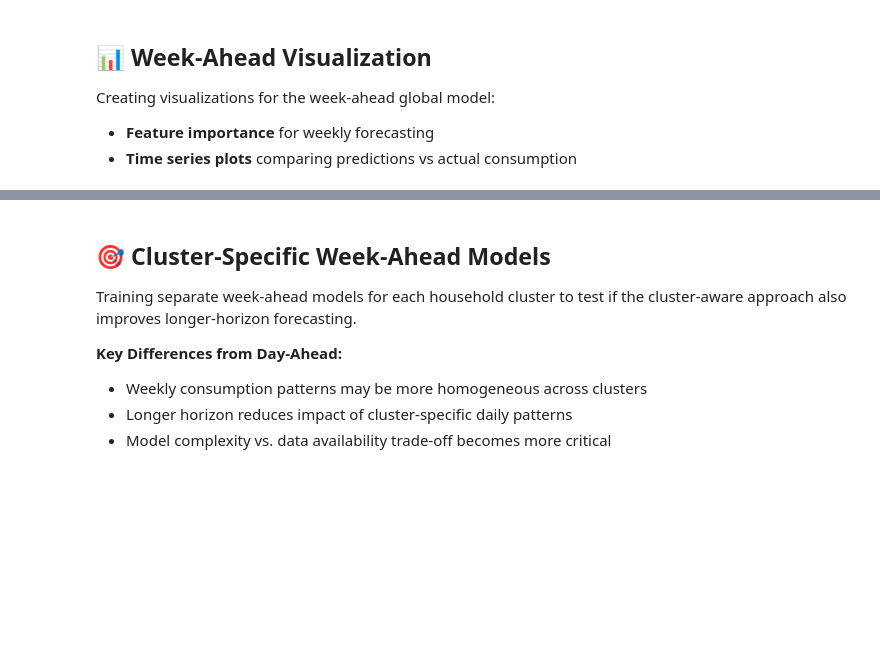
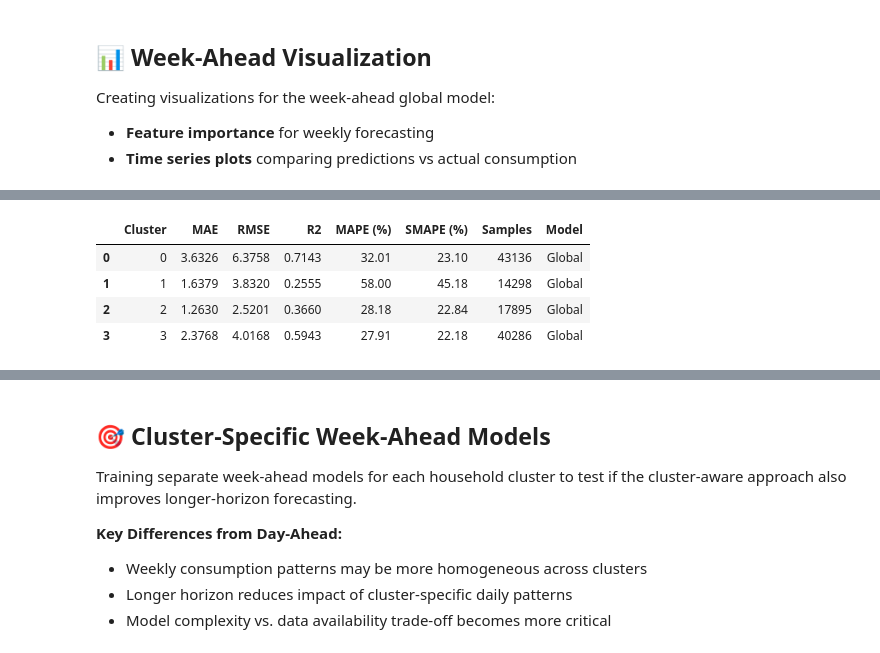
Before and after one commit to shruthiguruprasad/smart-meter-forecasting, a Jupyter notebook: notebooks/xgboost-cluster-aware.ipynb, the cells around one changed output, grey strips where cells are left out. Cells and saved outputs as stored; diff of their text form; code cells hidden in the pictures; blank space fills up the shorter version.

```diff
--- a/notebooks/xgboost-cluster-aware.ipynb
+++ b/notebooks/xgboost-cluster-aware.ipynb
@@ -247,0 +452,14 @@ evaluate_model(results_day)
+# %%
+# Extract predictions
+y_pred = results_cluster2["predictions"]["test"]
+y_true = results_cluster2["actuals"]["test"]
+
+# Align lengths
+min_len = min(len(test_df), len(y_pred), len(y_true))
+df_eval = test_df.reset_index(drop=True).iloc[:min_len].copy()
+df_eval["y_pred"] = y_pred[:min_len]
+df_eval["y_true"] = y_true[:min_len]
+
+# Run evaluation
+cluster2_eval_df = evaluate_single_cluster(df_eval)
+cluster2_eval_df
@@ -424,0 +635,64 @@ evaluate_peak_performance(
+# %%
+from sklearn.metrics import mean_absolute_error, mean_squared_error, r2_score
+import numpy as np
+import pandas as pd
+
+# Extract predictions and actuals
+y_pred_global = results_week["predictions"]["test"]
+y_true_global = results_week["actuals"]["test"]
+
+min_len_global = min(len(test_df7), len(y_pred_global), len(y_true_global))
+df_eval_global = test_df7.reset_index(drop=True).iloc[:min_len_global].copy()
+df_eval_global["y_pred"] = y_pred_global[:min_len_global]
+df_eval_global["y_true"] = y_true_global[:min_len_global]
+
+# === Define MAPE and SMAPE functions ===
+
+def mean_absolute_percentage_error_clipped(y_true, y_pred, threshold=0.1):
+    """Avoid division by very small values for MAPE stability."""
+    y_true, y_pred = np.array(y_true), np.array(y_pred)
+    mask = y_true >= threshold
+    return np.mean(np.abs((y_true[mask] - y_pred[mask]) / y_true[mask])) * 100 if mask.any() else np.nan
+
+def symmetric_mean_absolute_percentage_error(y_true, y_pred):
+    """Stable and bounded percentage error."""
+    y_true, y_pred = np.array(y_true), np.array(y_pred)
+    denominator = (np.abs(y_true) + np.abs(y_pred)) / 2
+    mask = denominator != 0
+    return np.mean(np.abs(y_true[mask] - y_pred[mask]) / denominator[mask]) * 100 if mask.any() else np.nan
+
+# === Evaluate by Cluster ===
+
+def evaluate_by_cluster(df, cluster_col="autoencoder_cluster"):
+    cluster_scores = []
+    for cluster in sorted(df[cluster_col].unique()):
+        cluster_data = df[df[cluster_col] == cluster]
+        y_true = cluster_data["y_true"]
+        y_pred = cluster_data["y_pred"]
+        mae = mean_absolute_error(y_true, y_pred)
+        rmse = mean_squared_error(y_true, y_pred, squared=False)
+        r2 = r2_score(y_true, y_pred)
+        mape = mean_absolute_percentage_error_clipped(y_true, y_pred)
+        smape = symmetric_mean_absolute_percentage_error(y_true, y_pred)
+        cluster_scores.append({
+            "Cluster": cluster,
+            "MAE": round(mae, 4),
+            "RMSE": round(rmse, 4),
+            "R2": round(r2, 4),
+            "MAPE (%)": round(mape, 2),
+            "SMAPE (%)": round(smape, 2),
+            "Samples": len(cluster_data),
+            "Model": "Global"
+        })
+    return pd.DataFrame(cluster_scores)
+
+# === Run evaluation ===
+cluster_eval_df = evaluate_by_cluster(df_eval_global)
+
+cluster_eval_df
+# %% [output]
+|  | Cluster | MAE | RMSE | R2 | MAPE (%) | SMAPE (%) | Samples | Model |
+| 0 | 0 | 3.6326 | 6.3758 | 0.7143 | 32.01 | 23.10 | 43136 | Global |
+| 1 | 1 | 1.6379 | 3.8320 | 0.2555 | 58.00 | 45.18 | 14298 | Global |
+| 2 | 2 | 1.2630 | 2.5201 | 0.3660 | 28.18 | 22.84 | 17895 | Global |
+| 3 | 3 | 2.3768 | 4.0168 | 0.5943 | 27.91 | 22.18 | 40286 | Global |
```
Also changed, not shown: parts of 30 cells of this notebook, 1 other file.
